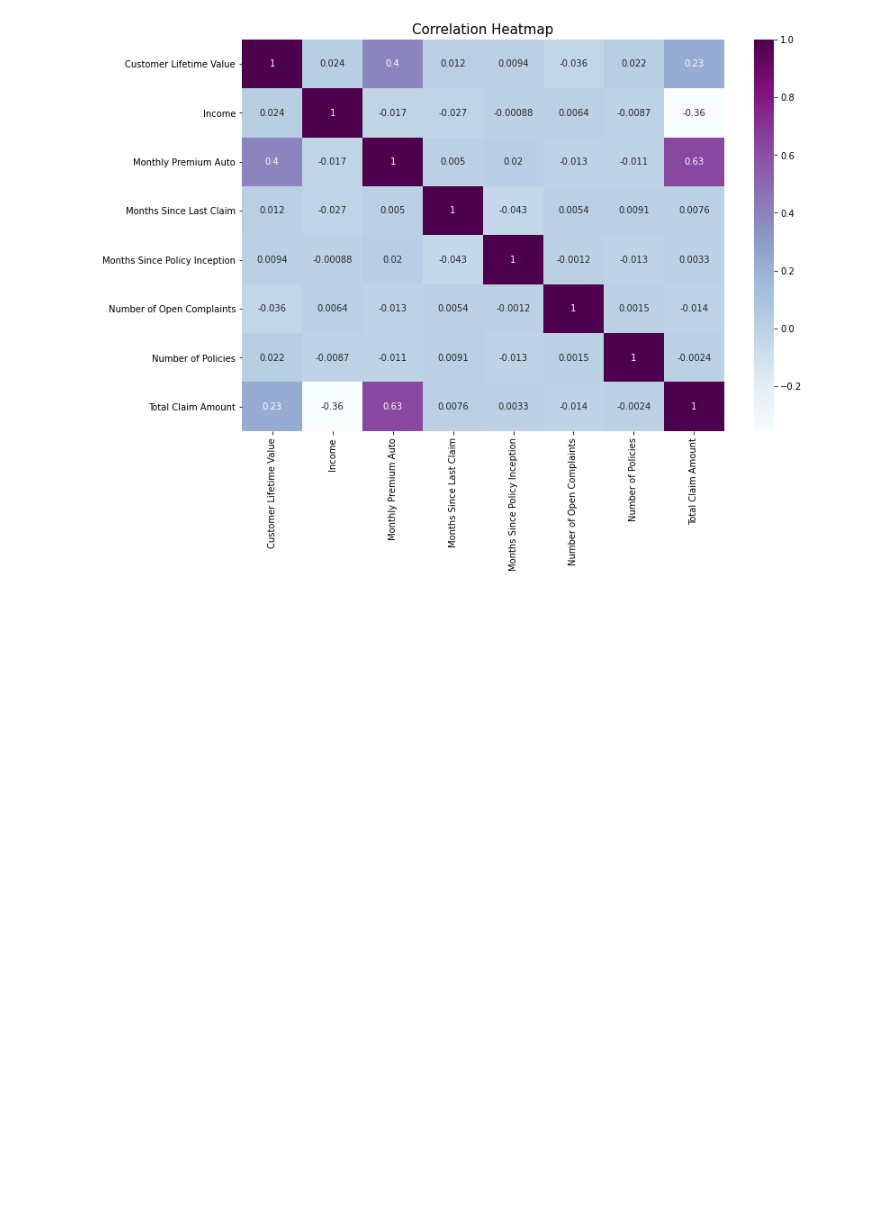
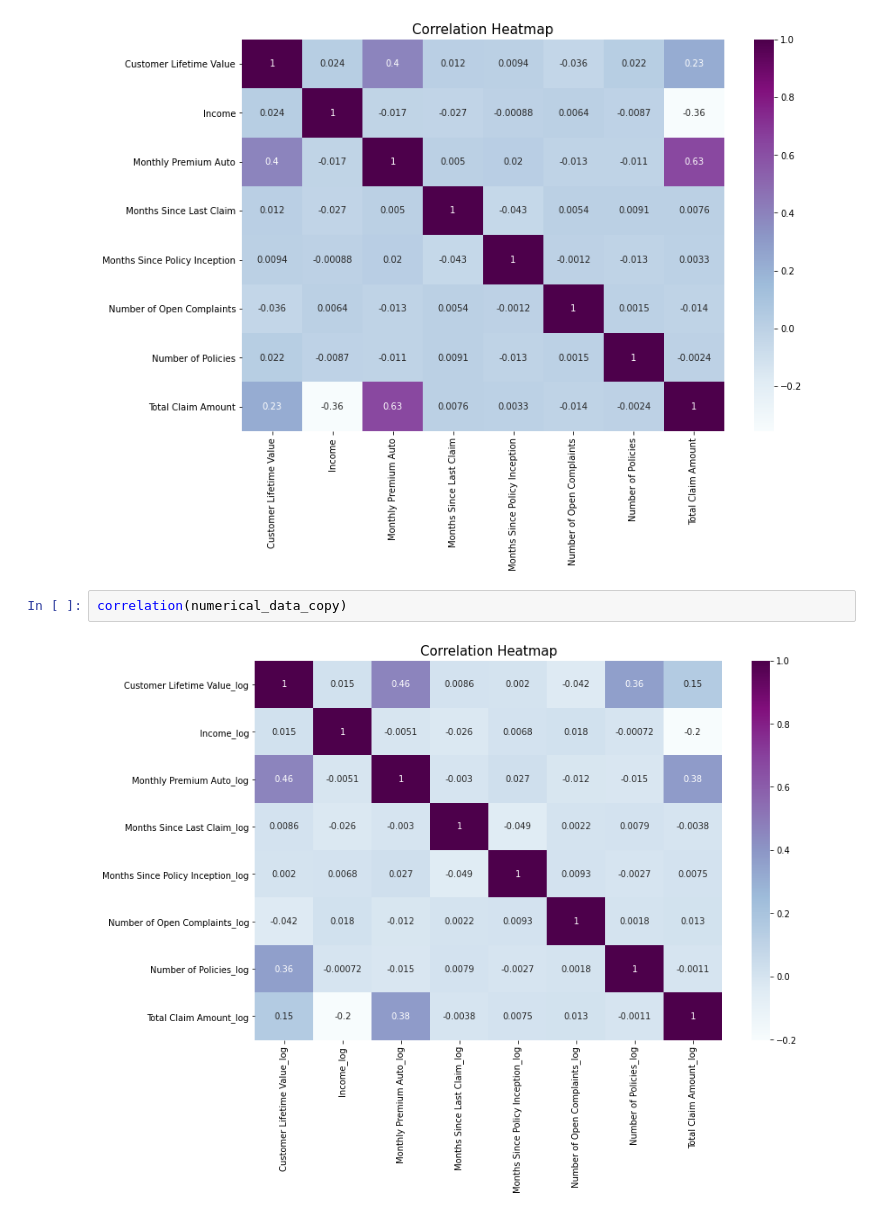
Before and after one commit to sergioaisolutions/lab-customer-analysis-round-4, a Jupyter notebook: solution.ipynb, the cells around one changed output. Saved outputs shown, nothing was run; the diff lists cells and outputs as text; blank space fills up the shorter version.

```diff
--- a/solution.ipynb
+++ b/solution.ipynb
@@ -25,6 +94,10 @@ def correlation(dataframe):
 correlation(numerical_data)
 # %% [output]
 [figure]
+# %%
+correlation(numerical_data_copy)
+# %% [output]
+[figure, added]
 # %%
 # We have 3 features that are highly correlated with the target: customer lifetime value, income and monthly premium auto.
 # If we see the correlation between the inputs, we can see that customer lifetime value is correlated with monthly premium auto.
```
Also changed, not shown: parts of 7 cells of this notebook.
